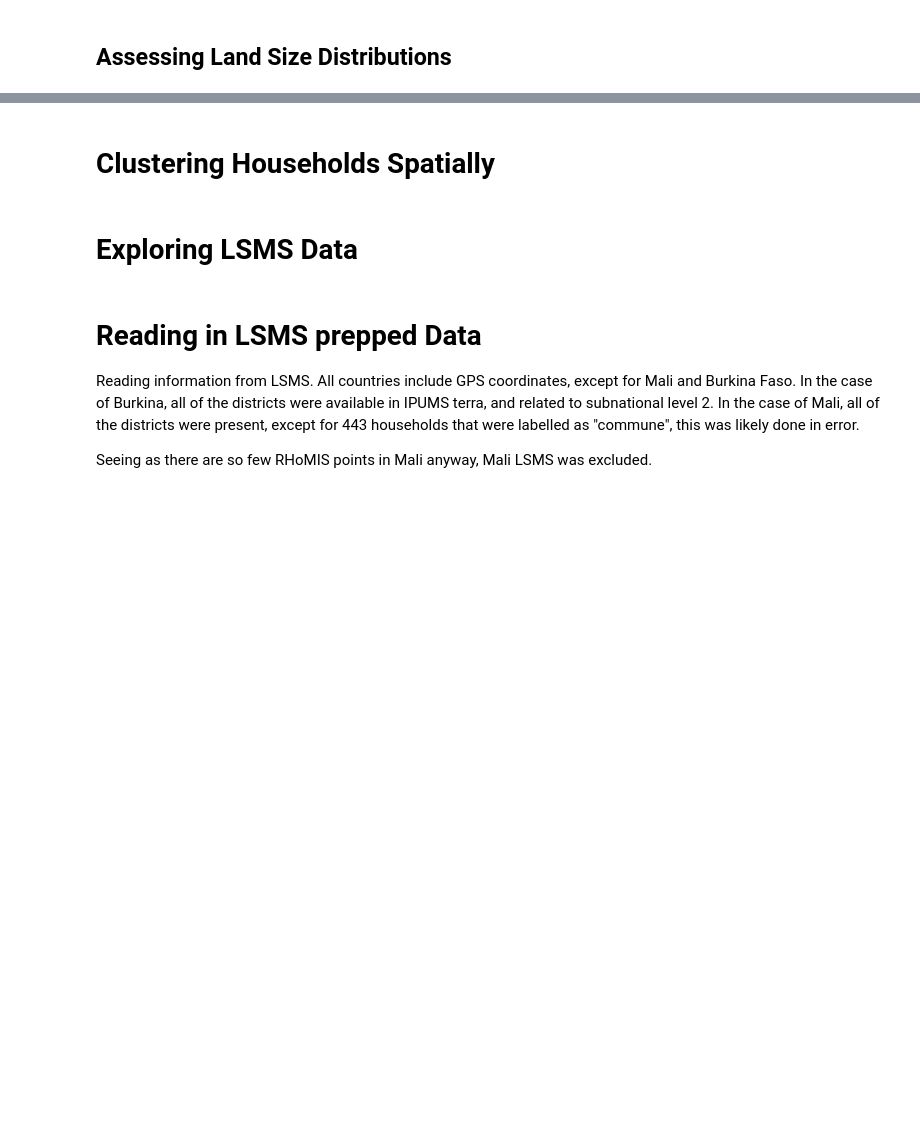
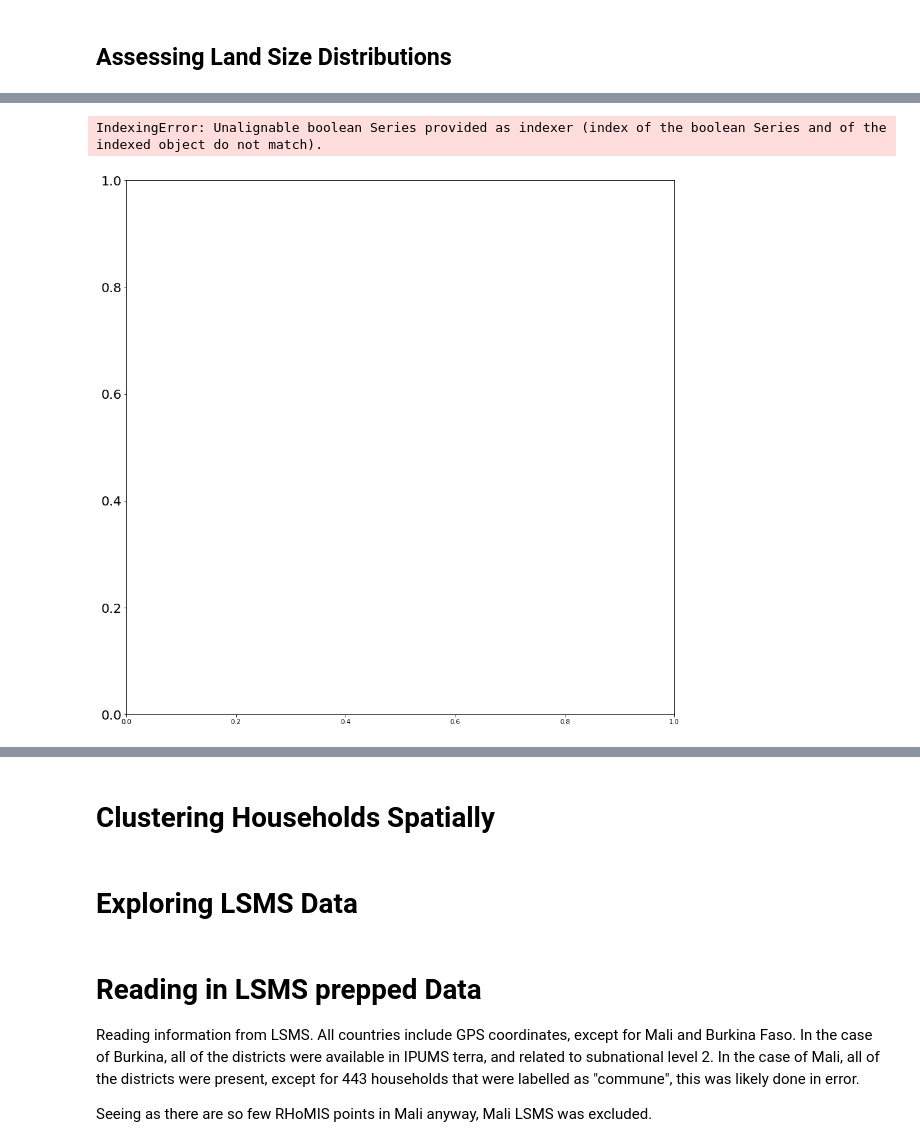
Before and after one commit to l-gorman/farm-size-analysis, a Jupyter notebook: explore.ipynb, the cells around one changed output, grey strips where cells are left out. Drawn from its saved outputs; the diff is of its cells as text; code cells hidden in the pictures; blank space fills up the shorter version.

```diff
--- a/explore.ipynb
+++ b/explore.ipynb
@@ -145,0 +256,49 @@ No artists with labels found to put in legend.  Note that artists whose label st
+# %%
+lsms_land_cult_mean = lsms_data.loc[:,["iso_3","GEO2LABEL", "Farm size [ha]"]].groupby(["GEO2LABEL","iso_3"],as_index=False).mean()
+lsms_land_cult_mean.rename(columns={"Farm size [ha]":"Farm size [ha] (mean)"}, inplace=True)
+lsms_land_cult_std = lsms_data.loc[:,["iso_3","GEO2LABEL", "Farm size [ha]"]].groupby(["GEO2LABEL", "iso_3"],as_index=False).std()
+lsms_land_cult_std.rename(columns={"Farm size [ha]":"Farm size [ha] (std)"}, inplace=True)
+
+lsms_land_cult_med = lsms_data.loc[:,["iso_3","GEO2LABEL", "Farm size [ha]"]].groupby(["GEO2LABEL", "iso_3"],as_index=False).median()
+lsms_land_cult_med.rename(columns={"Farm size [ha]":"Farm size [ha] (med)"}, inplace=True)
+
+lsms_land_cult_skew = pd.DataFrame(lsms_data.loc[:,["iso_3","GEO2LABEL", "Farm size [ha]"]]).groupby(["GEO2LABEL", "iso_3"],as_index=False).skew()
+lsms_land_cult_skew.rename(columns={"Farm size [ha]":"Farm size [ha] (skew)"}, inplace=True)
+
+lsms_land_cult_status = lsms_land_cult_mean.merge(lsms_land_cult_med).merge(lsms_land_cult_skew).merge(lsms_land_cult_std)
+# %%
+lsms_land_cult_status_merged = lsms_land_cult_status.merge(ipums_terra, how="inner", left_on=["iso_3","GEO2LABEL"], right_on=["iso_3","GEO2LABEL"])
+lsms_correlations = lsms_land_cult_status_merged.corr().loc[:,["Farm size [ha] (mean)", "Farm size [ha] (med)", "Farm size [ha] (skew)","Farm size [ha] (std)"]]
+lsms_correlations.index = lsms_correlations.index.str.replace("_GEO2IGBP_2012_2012","")
+lsms_correlations.index = lsms_correlations.index.str.replace("_GEO2A","")
+
+# subset1 = ~lsms_correlations.index.isin(["Farm size [ha] (mean)", "Farm size [ha] (med)","Farm size [ha] (skew)", "Farm size [ha] (std)"])
+# subset2 = (lsms_correlations>0.1).any(axis=1)
+# subset_all = pd.DataFrame({"subset1":subset1,"subset2":subset2}).all(axis=1)
+
+numeric_subsets = pd.DataFrame({
+    "more_than_0.1":(lsms_correlations>0.1).any(axis=1),
+    "less_than_minus_0.1":(lsms_correlations<-0.1).any(axis=1)
+    }).any(axis=1)
+
+row_name_inclusions= ~lsms_correlations.index.isin(["Farm size [ha] (mean)", "Farm size [ha] (med)","Farm size [ha] (skew)", "Farm size [ha] (std)"])
+
+subset_df = pd.DataFrame({
+    "numberic_subsets":numeric_subsets,
+    "row_name_inclusions":row_name_inclusions
+})
+
+subset_all = subset_df.all(axis=1)
+
+
+
+
+fig, ax = plt.subplots(figsize=(15,15))
+plt.yticks(fontsize=20)
+sns.heatmap(lsms_correlations.loc[subset_all,:], ax=ax)
+plt.xticks(fontsize=20, rotation=45, ha="right")
+fig.savefig("./outputs/exploratory/distribution_correlations/lsms_correlations.png")
+fig.show()
+# %% [output]
+IndexingError: Unalignable boolean Series provided as indexer (index of the boolean Series and of the indexed object do not match).
+[figure, added]
```
Also changed, not shown: parts of 23 cells of this notebook, 16 other files.
